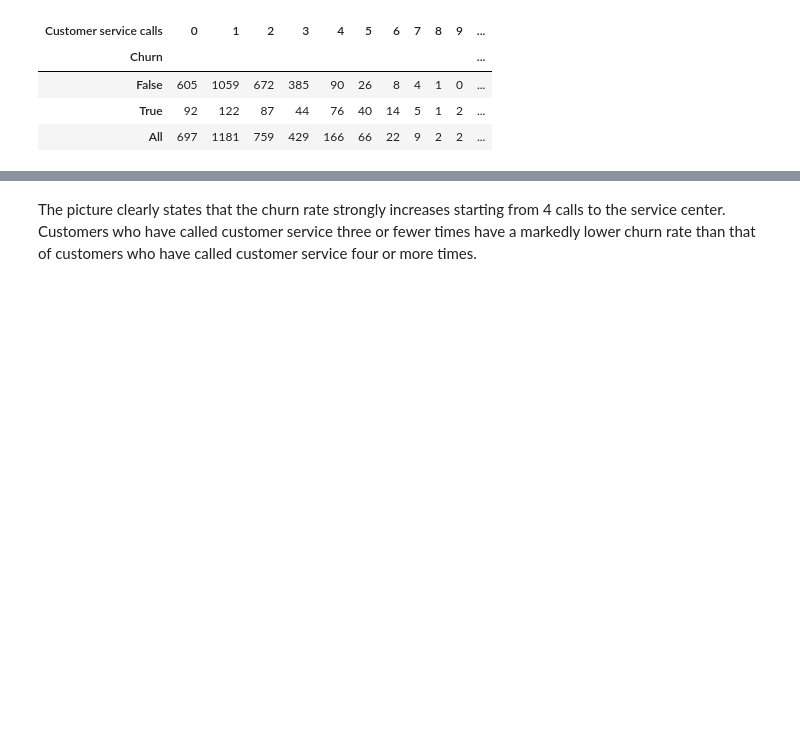
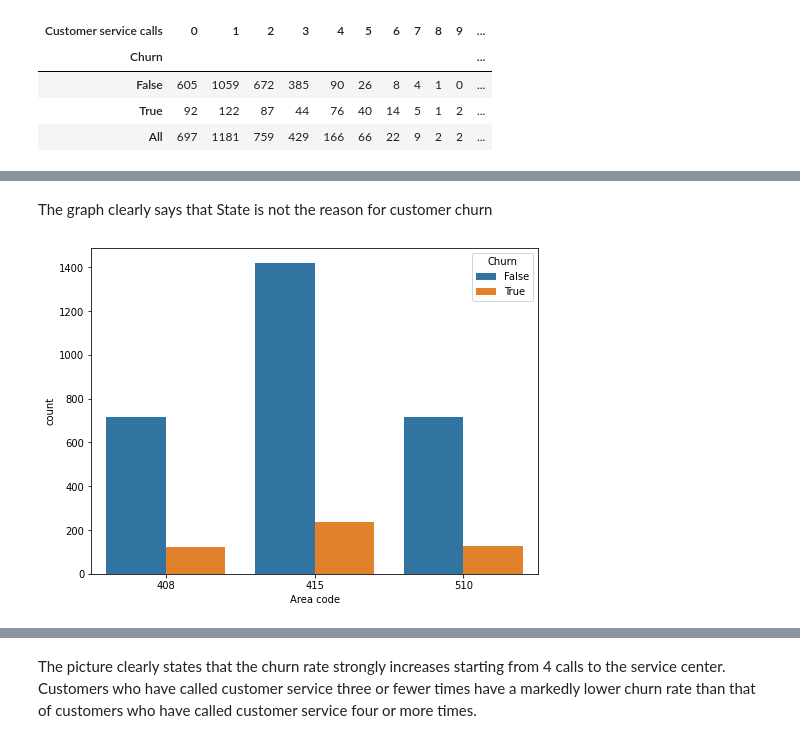
Before and after one commit to Aakash0505/CAPSTONE_1, a Jupyter notebook: Telecom_Churn_Analysis_Capstone_Project_AAKASH_AGRAWAL.ipynb, the cells around one changed output, grey strips where cells are left out. Saved outputs shown, nothing was run; the diff lists cells and outputs as text; code cells hidden in the pictures; blank space fills up the shorter version.

```diff
--- a/Telecom_Churn_Analysis_Capstone_Project_AAKASH_AGRAWAL.ipynb
+++ b/Telecom_Churn_Analysis_Capstone_Project_AAKASH_AGRAWAL.ipynb
@@ -353,0 +363,8 @@ pd.crosstab(data['Churn'], data["Customer service calls"], margins=True)
+# %% [markdown]
+The graph clearly says that State is not the reason for customer churn
+# %%
+# Histogram of Area Code grouped by churn
+plt.rcParams['figure.figsize'] = (8, 6)
+sns.countplot(x="Area code", hue='Churn', data=data);
+# %% [output]
+[figure, added]
```
Also changed, not shown: parts of 12 cells of this notebook.
